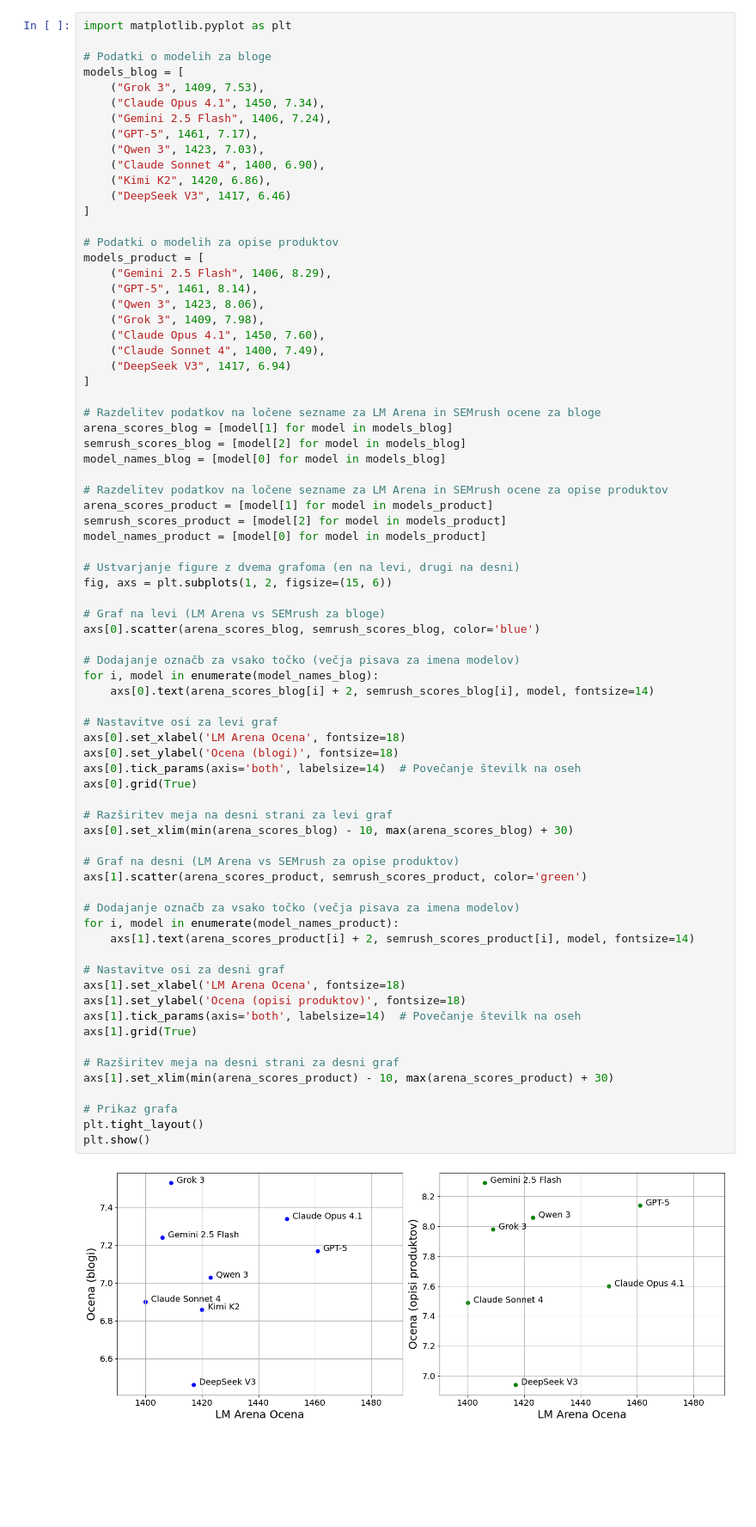
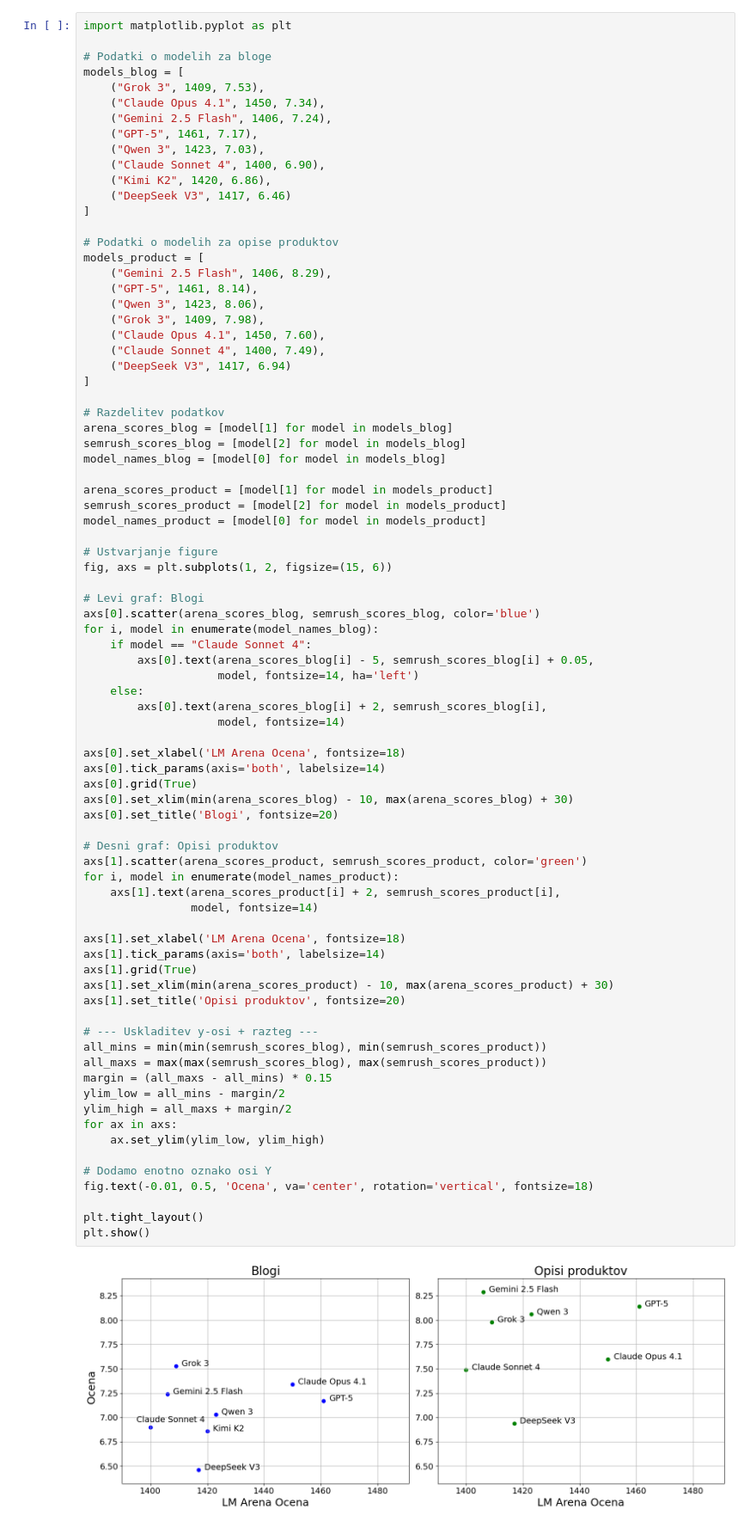
Before and after one commit to MartinZust123/seoWritingPrompts, a Jupyter notebook: graphs.ipynb, the cells around one changed output. Shown at 86% size. Cells and saved outputs as stored; diff of their text form; blank space fills up the shorter version.

```diff
--- a/graphs.ipynb
+++ b/graphs.ipynb
@@ -131,63 +131,69 @@ models_blog = [
 models_product = [
     ("Gemini 2.5 Flash", 1406, 8.29),
     ("GPT-5", 1461, 8.14),
     ("Qwen 3", 1423, 8.06),
     ("Grok 3", 1409, 7.98),
     ("Claude Opus 4.1", 1450, 7.60),
     ("Claude Sonnet 4", 1400, 7.49),
     ("DeepSeek V3", 1417, 6.94)
 ]
 
-# Razdelitev podatkov na ločene sezname za LM Arena in SEMrush ocene za bloge
+# Razdelitev podatkov
 arena_scores_blog = [model[1] for model in models_blog]
 semrush_scores_blog = [model[2] for model in models_blog]
 model_names_blog = [model[0] for model in models_blog]
 
-# Razdelitev podatkov na ločene sezname za LM Arena in SEMrush ocene za opise produktov
 arena_scores_product = [model[1] for model in models_product]
 semrush_scores_product = [model[2] for model in models_product]
 model_names_product = [model[0] for model in models_product]
 
-# Ustvarjanje figure z dvema grafoma (en na levi, drugi na desni)
+# Ustvarjanje figure
 fig, axs = plt.subplots(1, 2, figsize=(15, 6))
 
-# Graf na levi (LM Arena vs SEMrush za bloge)
+# Levi graf: Blogi
 axs[0].scatter(arena_scores_blog, semrush_scores_blog, color='blue')
+for i, model in enumerate(model_names_blog):
+    if model == "Claude Sonnet 4":
+        axs[0].text(arena_scores_blog[i] - 5, semrush_scores_blog[i] + 0.05,
+                    model, fontsize=14, ha='left')
+    else:
+        axs[0].text(arena_scores_blog[i] + 2, semrush_scores_blog[i],
+                    model, fontsize=14)
 
-# Dodajanje označb za vsako točko (večja pisava za imena modelov)
-for i, model in enumerate(model_names_blog):
-    axs[0].text(arena_scores_blog[i] + 2, semrush_scores_blog[i], model, fontsize=14)
+axs[0].set_xlabel('LM Arena Ocena', fontsize=18)
+axs[0].tick_params(axis='both', labelsize=14)
+axs[0].grid(True)
+axs[0].set_xlim(min(arena_scores_blog) - 10, max(arena_scores_blog) + 30)
+axs[0].set_title('Blogi', fontsize=20)
 
-# Nastavitve osi za levi graf
-axs[0].set_xlabel('LM Arena Ocena', fontsize=18)
-axs[0].set_ylabel('Ocena (blogi)', fontsize=18)
-axs[0].tick_params(axis='both', labelsize=14)  # Povečanje številk na oseh
-axs[0].grid(True)
+# Desni graf: Opisi produktov
+axs[1].scatter(arena_scores_product, semrush_scores_product, color='green')
+for i, model in enumerate(model_names_product):
+    axs[1].text(arena_scores_product[i] + 2, semrush_scores_product[i],
+                model, fontsize=14)
 
-# Razširitev meja na desni strani za levi graf
-axs[0].set_xlim(min(arena_scores_blog) - 10, max(arena_scores_blog) + 30)
+axs[1].set_xlabel('LM Arena Ocena', fontsize=18)
+axs[1].tick_params(axis='both', labelsize=14)
+axs[1].grid(True)
+axs[1].set_xlim(min(arena_scores_product) - 10, max(arena_scores_product) + 30)
+axs[1].set_title('Opisi produktov', fontsize=20)
 
-# Graf na desni (LM Arena vs SEMrush za opise produktov)
-axs[1].scatter(arena_scores_product, semrush_scores_product, color='green')
+# --- Uskladitev y-osi + razteg ---
+all_mins = min(min(semrush_scores_blog), min(semrush_scores_product))
+all_maxs = max(max(semrush_scores_blog), max(semrush_scores_product))
+margin = (all_maxs - all_mins) * 0.15
+ylim_low = all_mins - margin/2
+ylim_high = all_maxs + margin/2
+for ax in axs:
+    ax.set_ylim(ylim_low, ylim_high)
 
-# Dodajanje označb za vsako točko (večja pisava za imena modelov)
-for i, model in enumerate(model_names_product):
-    axs[1].text(arena_scores_product[i] + 2, semrush_scores_product[i], model, fontsize=14)
+# Dodamo enotno oznako osi Y
+fig.text(-0.01, 0.5, 'Ocena', va='center', rotation='vertical', fontsize=18)
 
-# Nastavitve osi za desni graf
-axs[1].set_xlabel('LM Arena Ocena', fontsize=18)
-axs[1].set_ylabel('Ocena (opisi produktov)', fontsize=18)
-axs[1].tick_params(axis='both', labelsize=14)  # Povečanje številk na oseh
-axs[1].grid(True)
-
-# Razširitev meja na desni strani za desni graf
-axs[1].set_xlim(min(arena_scores_product) - 10, max(arena_scores_product) + 30)
-
-# Prikaz grafa
 plt.tight_layout()
 plt.show()
 # %% [output]
-[figure, old version]
+[figure, new version]
 # %%
 import matplotlib.pyplot as plt
 import numpy as np
```
Also changed, not shown: parts of 1 cell of this notebook, 6 other files.
